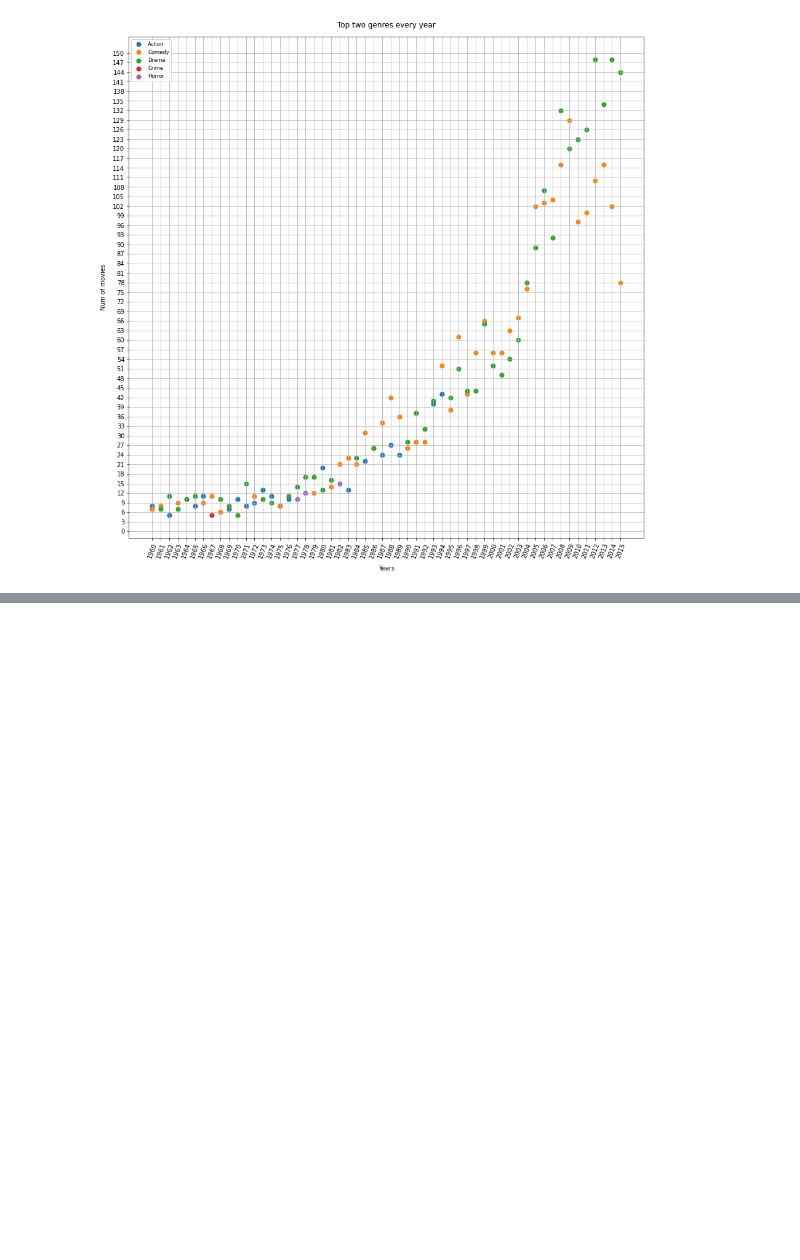
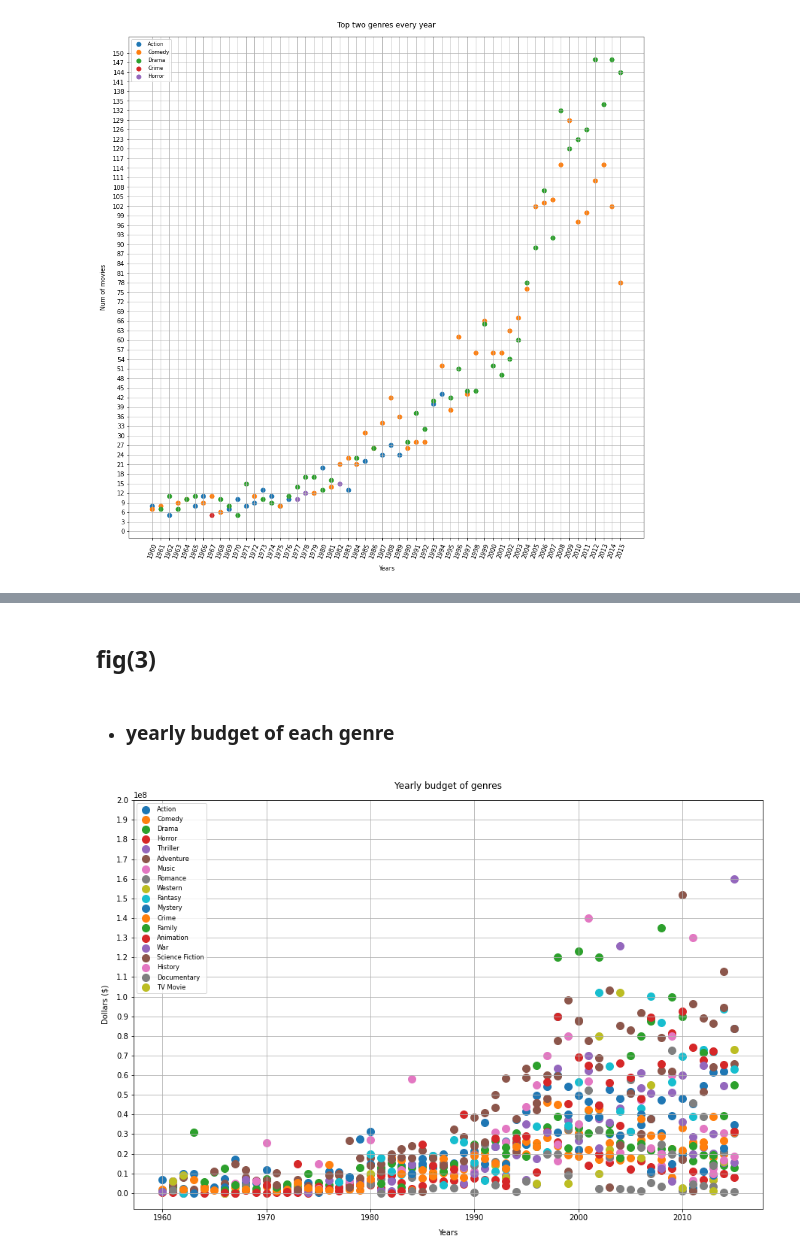
Before and after one commit to Amr-elwetaidy/Investigating-TMDP-Movies-Dataset, a Jupyter notebook: Investigating TMDP-Movies Dataset.ipynb, the cells around one changed output, grey strips where cells are left out. Drawn from its saved outputs; the diff is of its cells as text; code cells hidden in the pictures; blank space fills up the shorter version.

```diff
--- a/Investigating TMDP-Movies Dataset.ipynb
+++ b/Investigating TMDP-Movies Dataset.ipynb
@@ -461,0 +527,35 @@ plt.show()
+# %% [markdown]
+<a id='fig3'></a>
+## fig(3)
+# %% [markdown]
+- ### yearly budget of each genre
+# %%
+# the data of x_axis
+genres_2 = genre_budget_df_2['genre'].unique()
+
+# changing the figure display size
+plt.figure(figsize=(15, 10))
+
+# plotting the mean budget of each genre of every year
+for genre in genres_2:
+    years_x = genre_budget_df_2[genre_budget_df_2['genre'] == genre]['release_year']
+    budget_y = genre_budget_df_2[genre_budget_df_2['genre'] == genre]['budget']
+    plt.scatter(years_x, budget_y, label=genre, s=100)
+
+# creating custom wider scale for y_axis
+plt.yticks(ticks=np.arange(0, 200000001, 10000000))
+
+# adding labels to the x-axis, y-axis and title
+plt.xlabel('Years', labelpad=10)
+plt.ylabel(r'Dollars ($)', labelpad=10)
+plt.title('Yearly budget of genres', pad=15)
+
+# adding background grid to make it easier to get the results
+plt.grid(True)
+
+# plotting the legend
+plt.legend(fontsize='small')
+
+plt.show()
+# %% [output]
+[figure, added]
```
Also changed, not shown: parts of 9 cells of this notebook.
